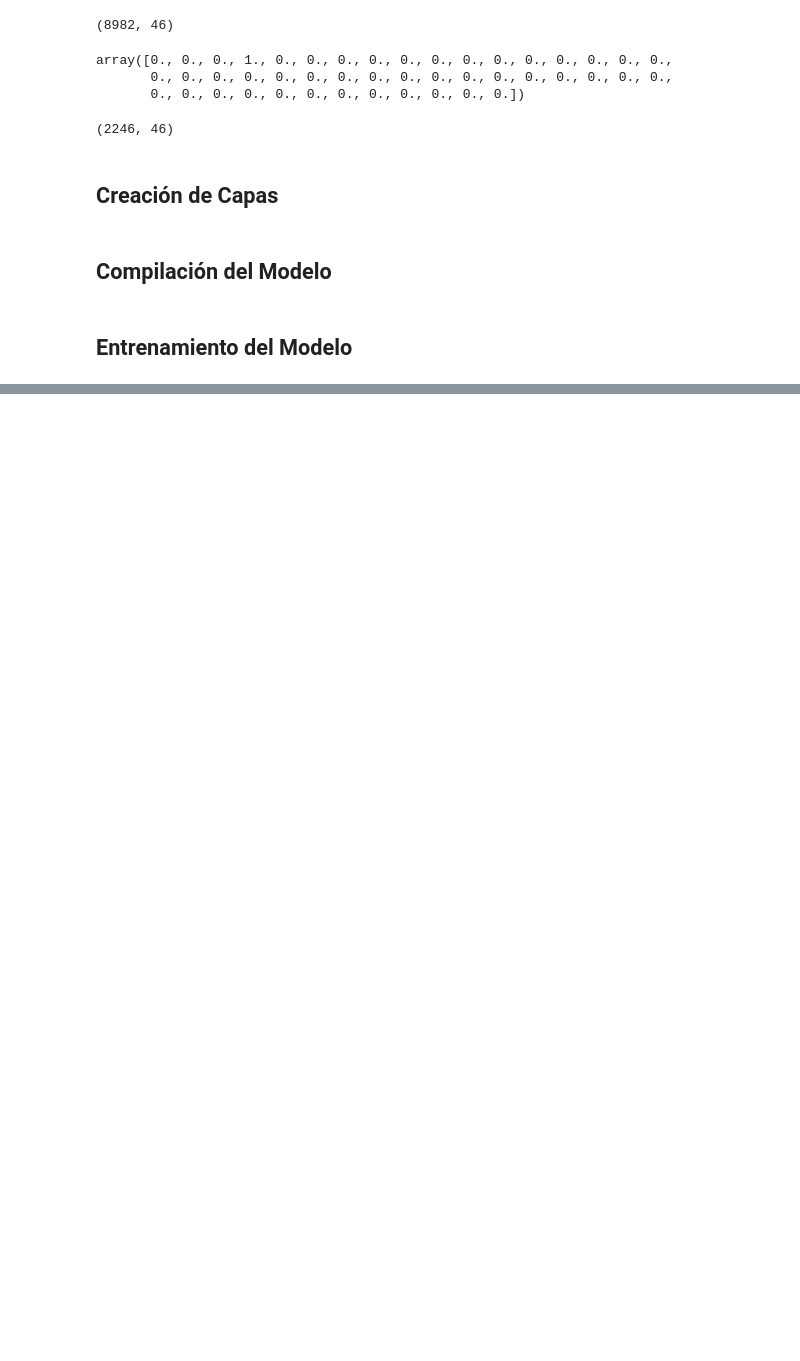
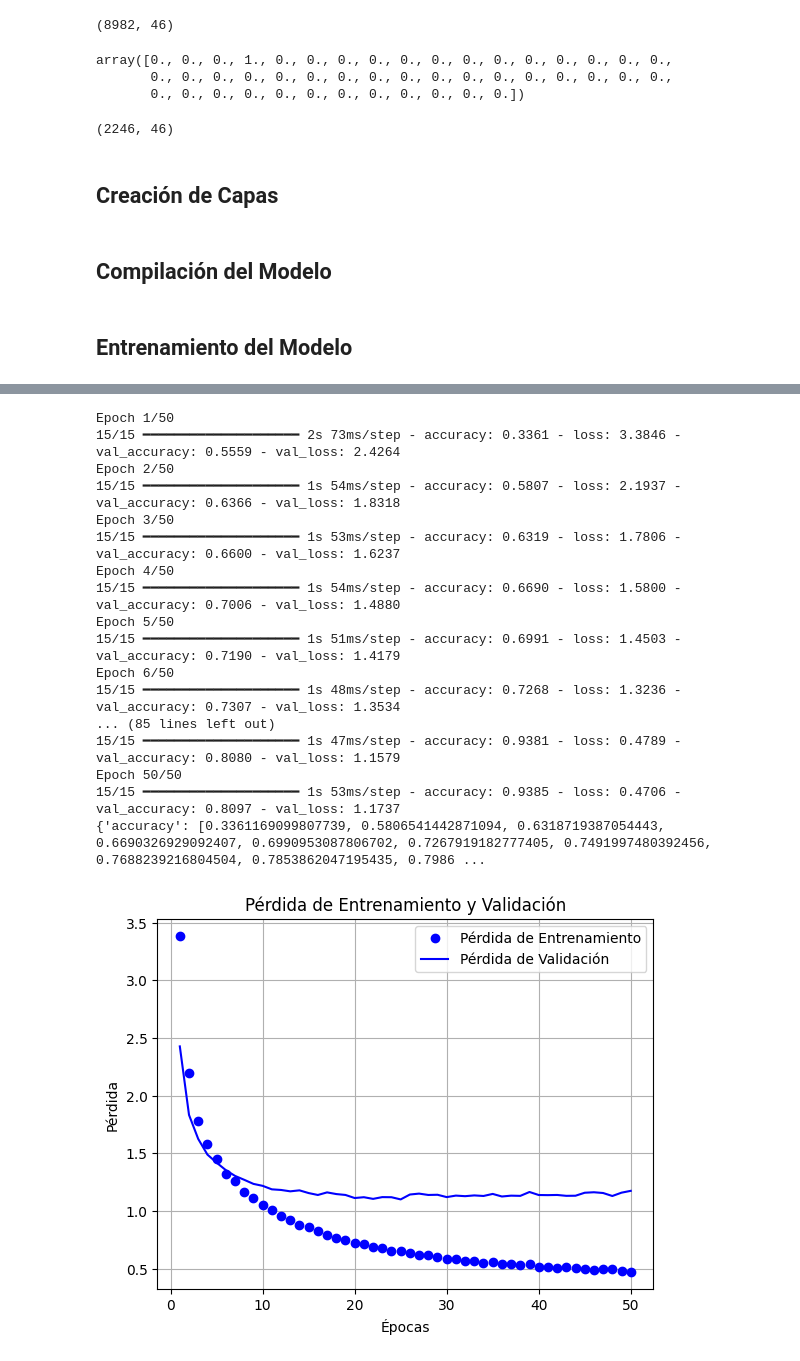
Before and after one commit to jesusdevelopment/Curso_Fundamen_Red_Neuro_Py_Keras, a Jupyter notebook: NoteBooks/Clasificación Múltiple.ipynb, the cells around one changed output, grey strips where cells are left out. Cells and saved outputs as stored; diff of their text form; code cells hidden in the pictures; blank space fills up the shorter version.

```diff
--- a/NoteBooks/Clasificación Múltiple.ipynb
+++ b/NoteBooks/Clasificación Múltiple.ipynb
@@ -147,0 +198,47 @@ plt.show()
+# %%
+model3=models.Sequential()
+model3.add(layers.Dense(64, activation="relu", input_shape=(10000,), kernel_regularizer=regularizers.l2(0.001)))
+model3.add(layers.Dropout(0.5))
+model3.add(layers.Dense(64, activation="relu", kernel_regularizer=regularizers.l2(0.001)))
+model3.add(layers.Dense(46, activation="softmax"))
+
+model3.compile(optimizer="rmsprop",
+               loss="categorical_crossentropy",
+               metrics=["accuracy"])
+
+modelo3=model3.fit(x_train, y_train, epochs=50, batch_size=512, validation_split=0.2)
+
+modelo_dict3=modelo3.history
+print(modelo_dict3)
+
+loss_values3 = modelo_dict3['loss']
+val_loss_values3 = modelo_dict3['val_loss']
+epochs = range(1, len(loss_values3) + 1)
+
+plt.plot(epochs, loss_values3, 'bo', label='Pérdida de Entrenamiento')
+plt.plot(epochs, val_loss_values3, 'b', label='Pérdida de Validación')
+plt.title('Pérdida de Entrenamiento y Validación')
+plt.grid()
+plt.xlabel('Épocas')
+plt.ylabel('Pérdida')
+plt.legend()
+plt.show()
+# %% [output]
+Epoch 1/50
+15/15 ━━━━━━━━━━━━━━━━━━━━ 2s 73ms/step - accuracy: 0.3361 - loss: 3.3846 - val_accuracy: 0.5559 - val_loss: 2.4264
+Epoch 2/50
+15/15 ━━━━━━━━━━━━━━━━━━━━ 1s 54ms/step - accuracy: 0.5807 - loss: 2.1937 - val_accuracy: 0.6366 - val_loss: 1.8318
+Epoch 3/50
+15/15 ━━━━━━━━━━━━━━━━━━━━ 1s 53ms/step - accuracy: 0.6319 - loss: 1.7806 - val_accuracy: 0.6600 - val_loss: 1.6237
+Epoch 4/50
+15/15 ━━━━━━━━━━━━━━━━━━━━ 1s 54ms/step - accuracy: 0.6690 - loss: 1.5800 - val_accuracy: 0.7006 - val_loss: 1.4880
+Epoch 5/50
+15/15 ━━━━━━━━━━━━━━━━━━━━ 1s 51ms/step - accuracy: 0.6991 - loss: 1.4503 - val_accuracy: 0.7190 - val_loss: 1.4179
+Epoch 6/50
+15/15 ━━━━━━━━━━━━━━━━━━━━ 1s 48ms/step - accuracy: 0.7268 - loss: 1.3236 - val_accuracy: 0.7307 - val_loss: 1.3534
+... (85 lines left out)
+15/15 ━━━━━━━━━━━━━━━━━━━━ 1s 47ms/step - accuracy: 0.9381 - loss: 0.4789 - val_accuracy: 0.8080 - val_loss: 1.1579
+Epoch 50/50
+15/15 ━━━━━━━━━━━━━━━━━━━━ 1s 53ms/step - accuracy: 0.9385 - loss: 0.4706 - val_accuracy: 0.8097 - val_loss: 1.1737
+{'accuracy': [0.3361169099807739, 0.5806541442871094, 0.6318719387054443, 0.6690326929092407, 0.6990953087806702, 0.7267919182777405, 0.7491997480392456, 0.7688239216804504, 0.7853862047195435, 0.7986 ...
+[figure, added]
```
Also changed, not shown: parts of 14 cells of this notebook.
